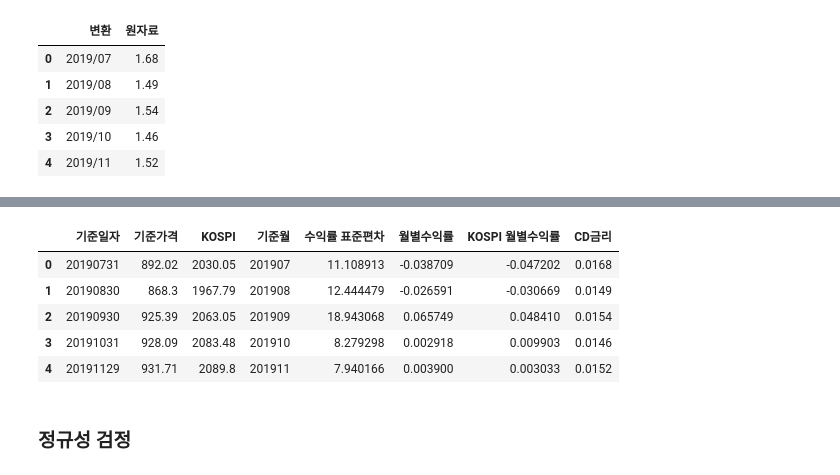
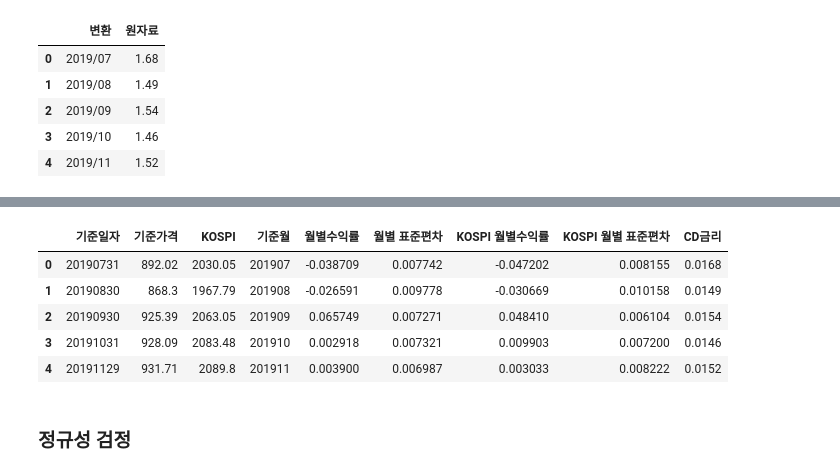
Before and after one commit to jkim0313/Hackathon_Whale, a Jupyter notebook: fund_preprocessing.ipynb, the cells around one changed output, grey strips where cells are left out. Saved outputs shown, nothing was run; the diff lists cells and outputs as text; code cells hidden in the pictures.

```diff
--- a/fund_preprocessing.ipynb
+++ b/fund_preprocessing.ipynb
@@ -178,5 +267,5 @@ df
 # %%
-df.rename(columns={"기준가격_x" : "기준가격",
-                   "기준가격_y" : "수익률 표준편차"}, inplace=True)
+df.rename(columns={"일별수익률" : "월별 표준편차",
+                   "KOSPI 일별수익률" : "KOSPI 월별 표준편차"}, inplace=True)
 df.head()
 # %% [output]
@@ -253,0 +311,3 @@ fund_df.head()
+# %%
+df = df[["기준일자", "기준가격", "KOSPI", "기준월", "월별수익률", "월별 표준편차", "KOSPI 월별수익률", "KOSPI 월별 표준편차"]]
+df.head()
@@ -293,7 +373,0 @@ dtype: object
-# %%
-# 기준일자에서 월까지만 추출해서 기준월 컬럼 생성
-fund_cd_df["기준월"] = fund_cd_df["기준일자"].astype(str).str[:7]
-# %%
-# 컬럼 순서 재정렬
-fund_cd_df = fund_cd_df[["기준일자", "기준가격", "KOSPI", "기준월", "월별수익률", "KOSPI 월별수익률", "CD금리"]]
-fund_cd_df.head()
@@ -307,14 +374,15 @@ fund_cd_df.head()
 # %%
 fund_cd_df["CD금리"] = fund_cd_df["CD금리"]/100
 # %%
+fund_cd_df.dropna(inplace=True)
 fund_cd_df.head()
 # %% [output]
-|  | 기준일자 | 기준가격 | KOSPI | 기준월 | 수익률 표준편차 | 월별수익률 | KOSPI 월별수익률 | CD금리 |
-| 0 | 20190731 | 892.02 | 2030.05 | 201907 | 11.108913 | -0.038709 | -0.047202 | 0.0168 |
-| 1 | 20190830 | 868.3 | 1967.79 | 201908 | 12.444479 | -0.026591 | -0.030669 | 0.0149 |
-| 2 | 20190930 | 925.39 | 2063.05 | 201909 | 18.943068 | 0.065749 | 0.048410 | 0.0154 |
-| 3 | 20191031 | 928.09 | 2083.48 | 201910 | 8.279298 | 0.002918 | 0.009903 | 0.0146 |
-| 4 | 20191129 | 931.71 | 2089.8 | 201911 | 7.940166 | 0.003900 | 0.003033 | 0.0152 |
+|  | 기준일자 | 기준가격 | KOSPI | 기준월 | 월별수익률 | 월별 표준편차 | KOSPI 월별수익률 | KOSPI 월별 표준편차 | CD금리 |
+| 0 | 20190731 | 892.02 | 2030.05 | 201907 | -0.038709 | 0.007742 | -0.047202 | 0.008155 | 0.0168 |
+| 1 | 20190830 | 868.3 | 1967.79 | 201908 | -0.026591 | 0.009778 | -0.030669 | 0.010158 | 0.0149 |
+| 2 | 20190930 | 925.39 | 2063.05 | 201909 | 0.065749 | 0.007271 | 0.048410 | 0.006104 | 0.0154 |
+| 3 | 20191031 | 928.09 | 2083.48 | 201910 | 0.002918 | 0.007321 | 0.009903 | 0.007200 | 0.0146 |
+| 4 | 20191129 | 931.71 | 2089.8 | 201911 | 0.003900 | 0.006987 | 0.003033 | 0.008222 | 0.0152 |
 # %% [markdown]
 ### 정규성 검정
 # %%
```
Also changed, not shown: parts of 41 cells of this notebook, 2 other files.
